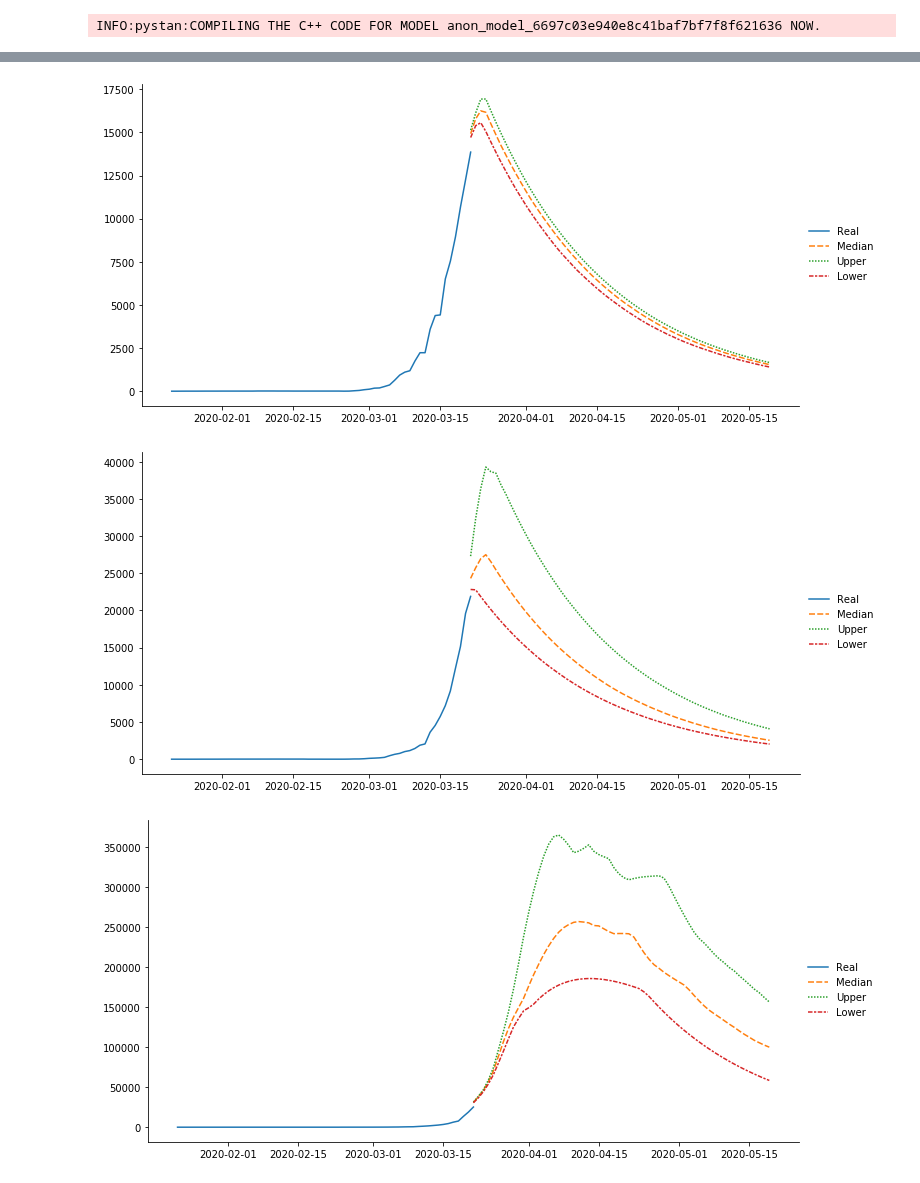
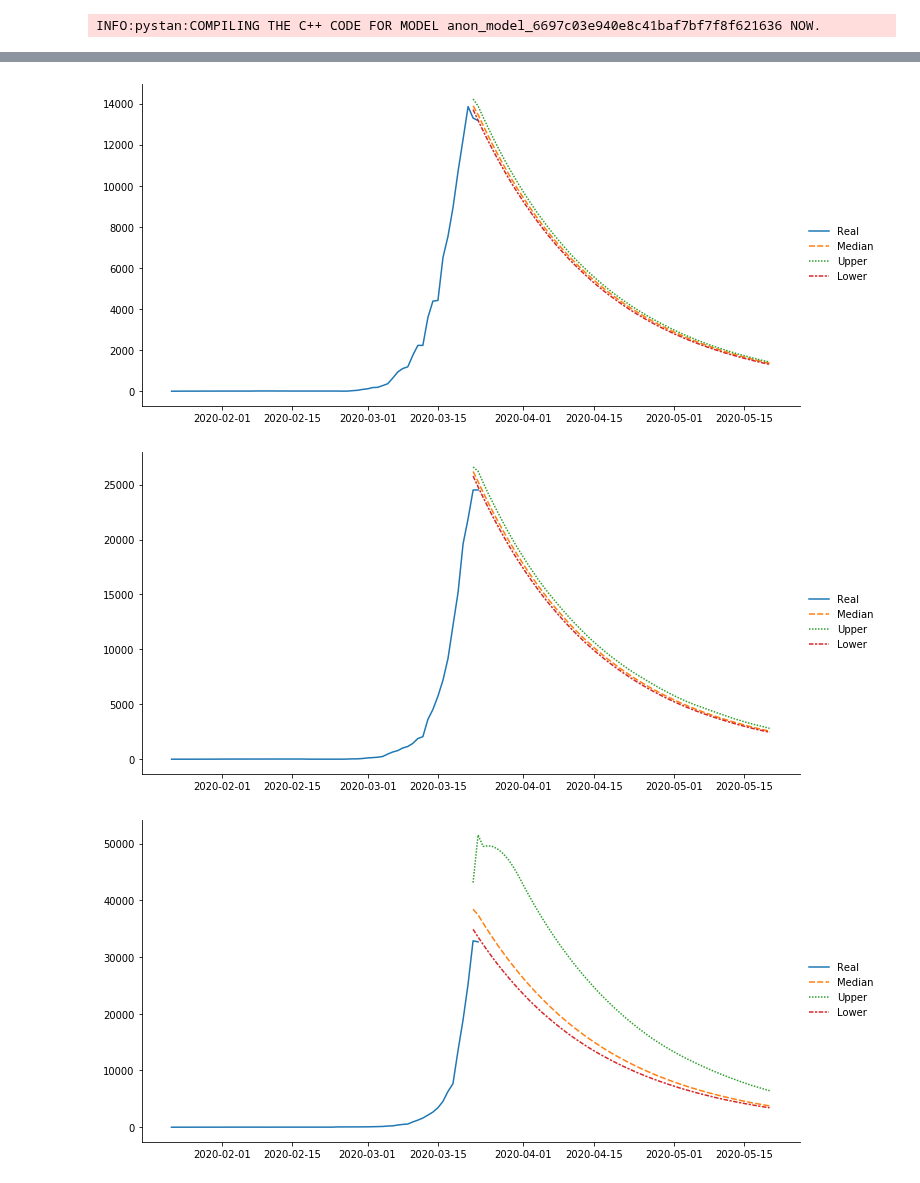
Before and after one commit to yoriyuki/COVID-19, a Jupyter notebook: prediction/COVID-19.ipynb, the cells around one changed output, grey strips where cells are left out. Drawn from its saved outputs; the diff is of its cells as text; code cells hidden in the pictures.

```diff
--- a/prediction/COVID-19.ipynb
+++ b/prediction/COVID-19.ipynb
@@ -152,3 +154,5 @@ draw_infected(fit, pd.to_datetime('2020-03-05'), 60, 'US')
 # %%
 ### Prediction ###
+# %%
+recent = confirmed.index[-1] - pd.Timedelta(days=1)
 # %%
@@ -178,15 +182,15 @@ draw_infected(fit, pd.to_datetime('2020-03-21'), 60, 'Japan')
 # %%
-draw_infected(fit, pd.to_datetime('2020-03-21'), 60, 'France')
+draw_infected(fit, recent, 60, 'France')
 # %% [output]
-[figure, old version]
+[figure, new version]
 # %%
-draw_infected(fit, pd.to_datetime('2020-03-21'), 60, 'Germany')
+draw_infected(fit, recent, 60, 'Germany')
 # %% [output]
-[figure, old version]
+[figure, new version]
 # %%
-draw_infected(fit, pd.to_datetime('2020-03-21'), 60, 'US')
+draw_infected(fit, recent, 60, 'US')
 # %% [output]
-[figure, old version]
+[figure, new version]
 # %%
 def draw_infected_world(fit, start, horizen):
     a = fit['a']
```
Also changed, not shown: parts of 24 cells of this notebook.
